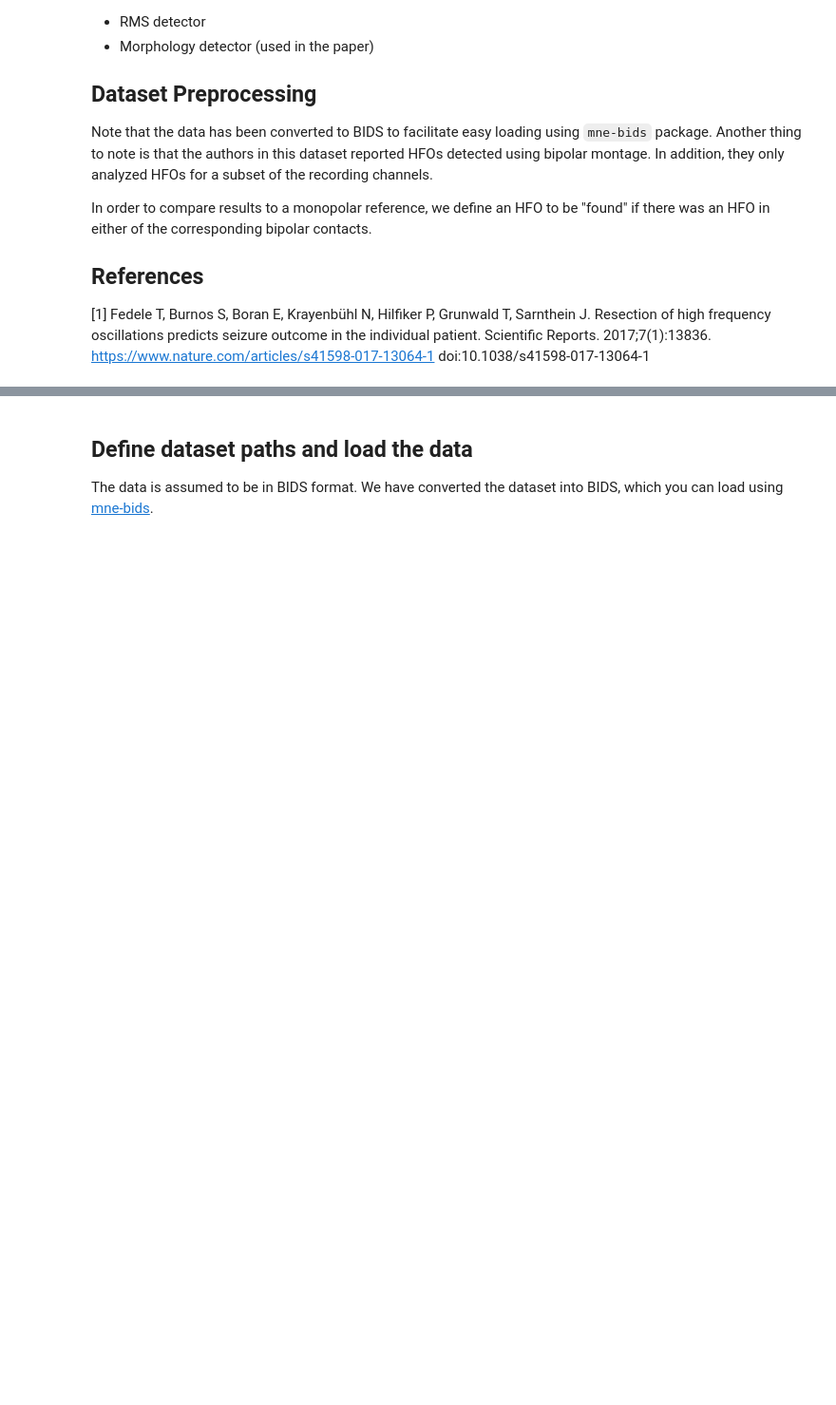
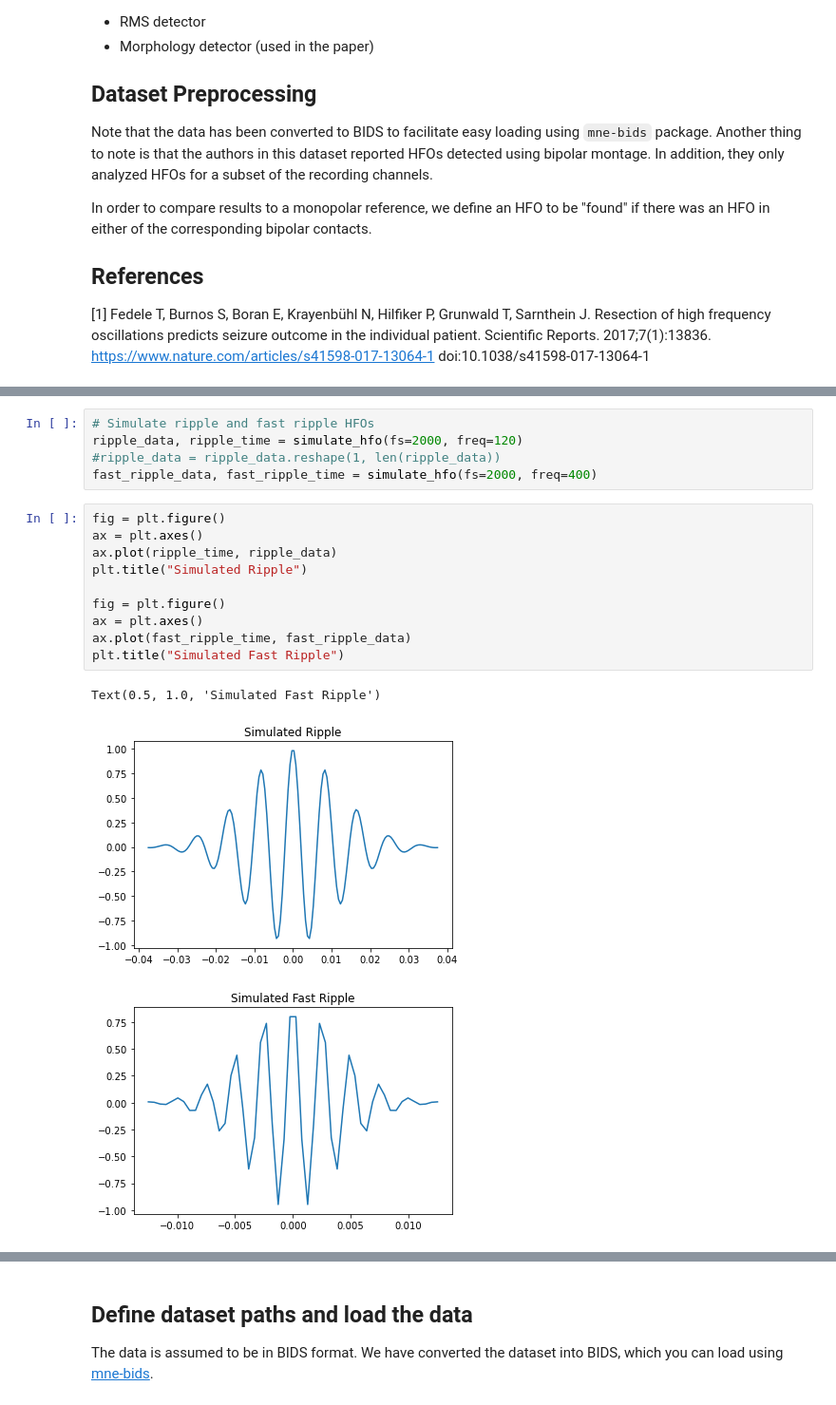
Before and after one commit to mne-tools/mne-hfo, a Jupyter notebook: docs/tutorials/basic_compute_hfos.ipynb, the cells around one changed output, grey strips where cells are left out. Shown: that part at 95% size. Saved outputs shown, nothing was run; the diff lists cells and outputs as text; blank space fills up the shorter version.

Commit message:
simulated data portion of notebook

```diff
--- a/docs/tutorials/basic_compute_hfos.ipynb
+++ b/docs/tutorials/basic_compute_hfos.ipynb
@@ -37,0 +52,19 @@ from mne_hfo import LineLengthDetector, RMSDetector
+# %%
+# Simulate ripple and fast ripple HFOs
+ripple_data, ripple_time = simulate_hfo(fs=2000, freq=120)
+#ripple_data = ripple_data.reshape(1, len(ripple_data))
+fast_ripple_data, fast_ripple_time = simulate_hfo(fs=2000, freq=400)
+# %%
+fig = plt.figure()
+ax = plt.axes()
+ax.plot(ripple_time, ripple_data)
+plt.title("Simulated Ripple")
+
+fig = plt.figure()
+ax = plt.axes()
+ax.plot(fast_ripple_time, fast_ripple_data)
+plt.title("Simulated Fast Ripple")
+# %% [output]
+Text(0.5, 1.0, 'Simulated Fast Ripple')
+[figure, added]
+[figure, added]
```
Also changed, not shown: parts of 54 cells of this notebook, 5 other files.
